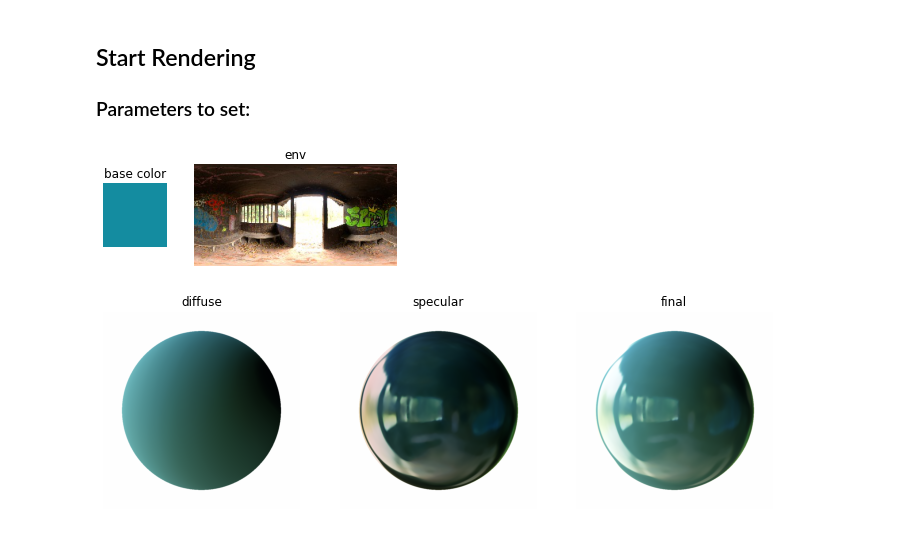
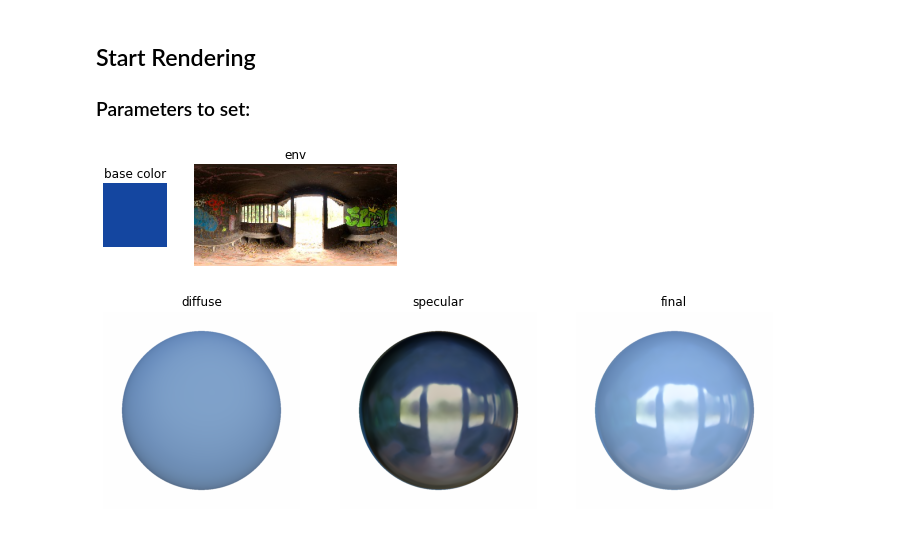
Before and after one commit to nexuslrf/ENVIDR, a Jupyter notebook: demo.ipynb, the cells around one changed output. Drawn from its saved outputs; the diff is of its cells as text; code cells hidden in the pictures.

```diff
--- a/demo.ipynb
+++ b/demo.ipynb
@@ -271,35 +271,36 @@ env2idx = {
 # %%
 #@title Rendering Parameters { run: "auto" }
 # camera_pose
-theta = 0 #@param {type:"slider", min:0, max:360, step:1}
+theta = 123 #@param {type:"slider", min:0, max:360, step:1}
 phi = 0 #@param {type:"slider", min:-90, max:90, step:1}
 radius = 4.0 #@param
 # materials
 roughness = 0.0 #@param {type:"slider", min:0, max:1, step:0.05}
 metallic = 0.2 #@param {type:"slider", min:0, max:1, step:0.05}
 
 R = 20 #@param {type:"slider", min:0, max:255, step:1}
-G = 140 #@param {type:"slider", min:0, max:255, step:1}
+G = 70 #@param {type:"slider", min:0, max:255, step:1}
 B = 160 #@param {type:"slider", min:0, max:255, step:1}
 
 base_color = [R/255., G/255., B/255.]
 
 plt.figure(figsize=(8, 4))
 pat = np.ones((5, 5, 3)) * np.array(base_color)
 plt.subplot(1, 6, 3)
 plt.imshow(pat); plt.axis('off'); plt.title('base color')
 
 # environment light [0-10]
 env = "graffiti_shelter_2k" #@param ["flower_road_2k", "flower_road_no_sun_2k", "graffiti_shelter_2k", "lightroom_14b", "noon_grass_2k", "parking_garage_2k", "pillars_2k", "studio_small_02_2k", "syferfontein_18d_clear_2k", "the_sky_is_on_fire_2k", "venetian_crossroads_2k"]
 env_idx = env2idx[env]
 
 plt.subplot(1, 2, 2)
 probe = plt.imread(f'demo/envs/thumbnails/{env}_srgb.jpg')
 plt.imshow(probe); plt.axis('off'); plt.title('env')
 plt.show()
 # %% [output]
-[figure, old version]
+[figure, new version]
 # %%
+#@title Rendering Steps { vertical-output: true, display-mode: "form" }
 ####################
 # Setup Env. Light #
 ####################
@@ -373,4 +374,4 @@ for i, (k, v) in enumerate(out_img.items()):
     plt.subplot(1, 3, i+1)
     plt.imshow(v); plt.title(k); plt.axis('off')
 # %% [output]
-[figure, old version]
+[figure, new version]
```
